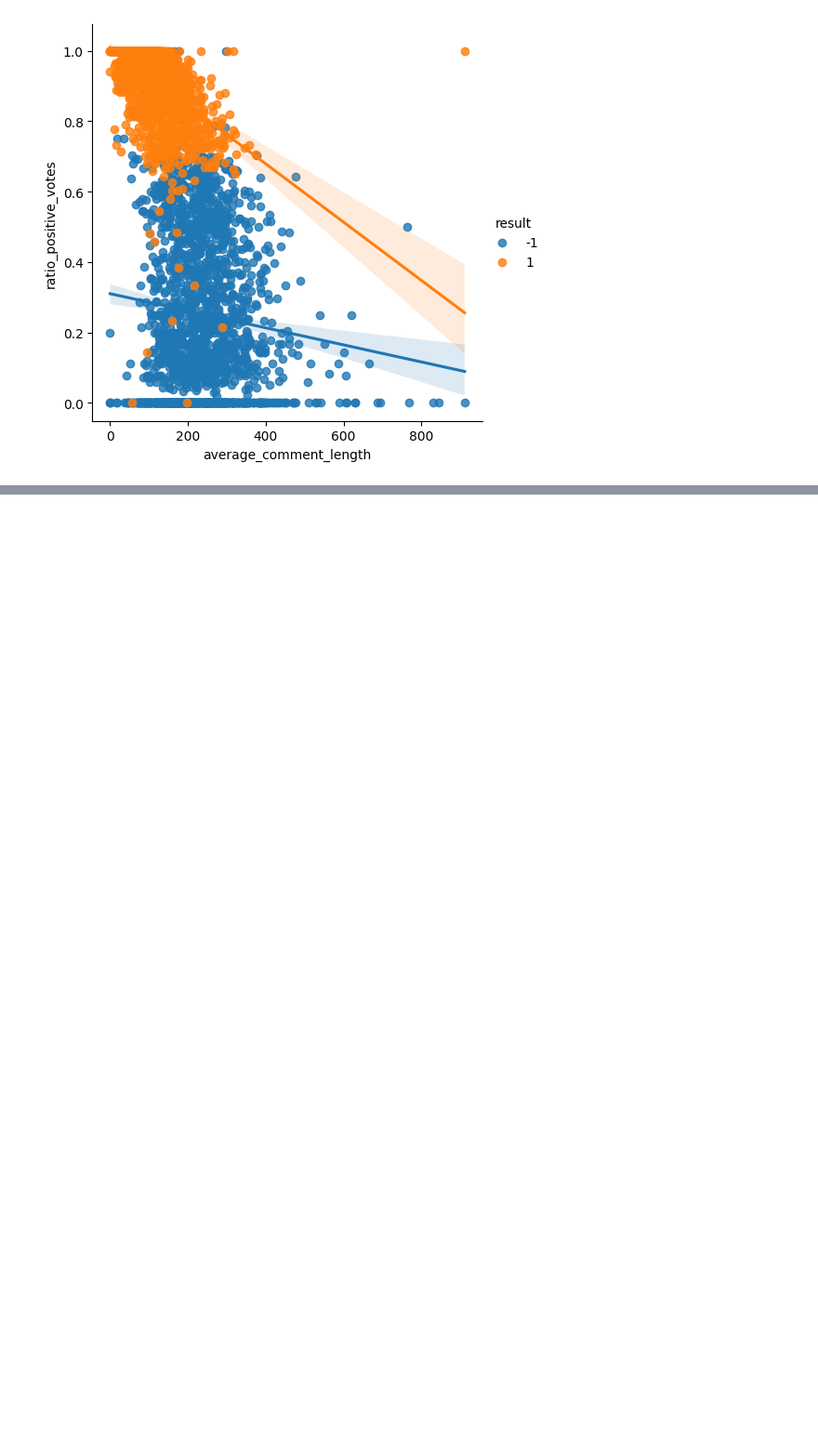
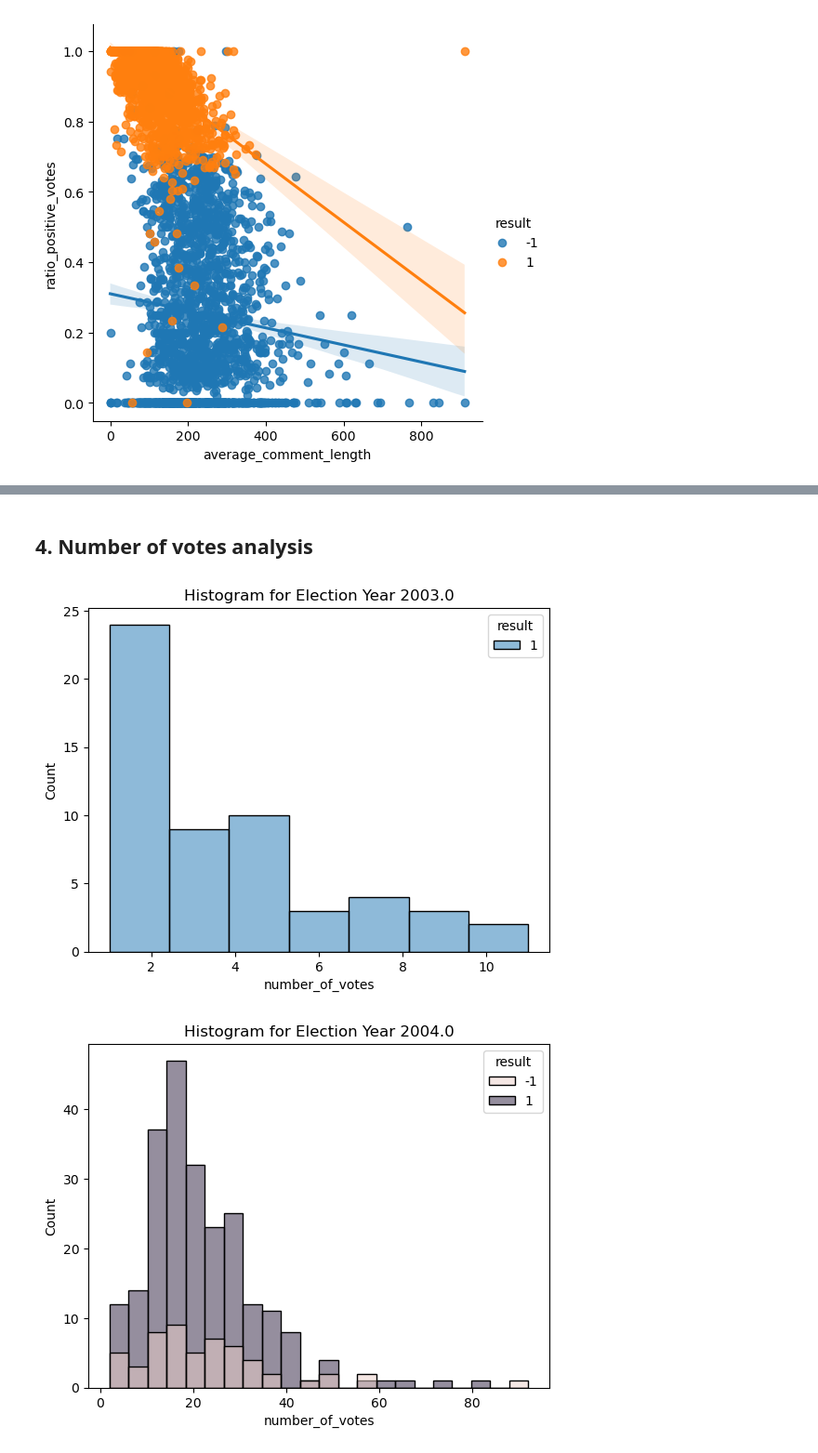
Before and after one commit to epfl-ada/ada-2023-project-thedatafreaks, a Jupyter notebook: notebooks/data_exploration.ipynb, the cells around one changed output, grey strips where cells are left out. Shown at 93% size. Cells and saved outputs as stored; diff of their text form; code cells hidden in the pictures; blank space fills up the shorter version.

```diff
--- a/notebooks/data_exploration.ipynb
+++ b/notebooks/data_exploration.ipynb
@@ -336,0 +337,2 @@ multiple_elections['result'].corr(multiple_elections['average_comment_length'])
+# %% [markdown]
+## 4. Number of votes analysis
@@ -336,0 +341,11 @@ multiple_elections['result'].corr(multiple_elections['average_comment_length'])
+# %%
+# Assuming 'election_year' is of type int
+for year in sorted(multiple_elections['election_year'].unique()):
+    data_subset = multiple_elections[multiple_elections['election_year'] == year]
+
+    sns.histplot(x='number_of_votes', data=data_subset, hue='result', log_scale=(False, False))
+    plt.title(f'Histogram for Election Year {year}')
+    plt.show()
+# %% [output]
+[figure, added]
+[figure, added]
```
Also changed, not shown: parts of 9 cells of this notebook, 1 other file.
